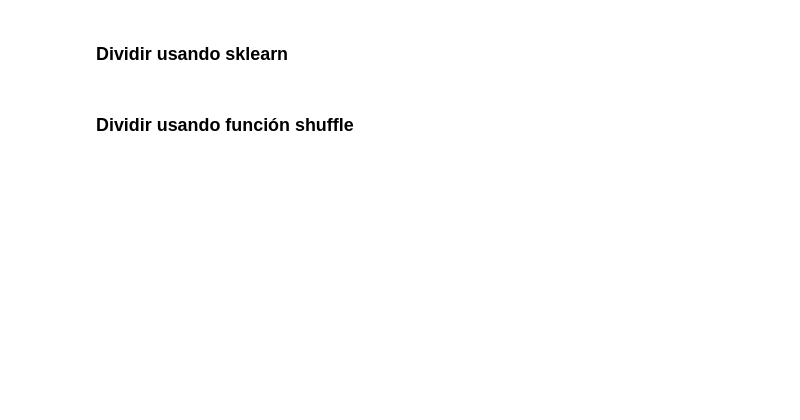
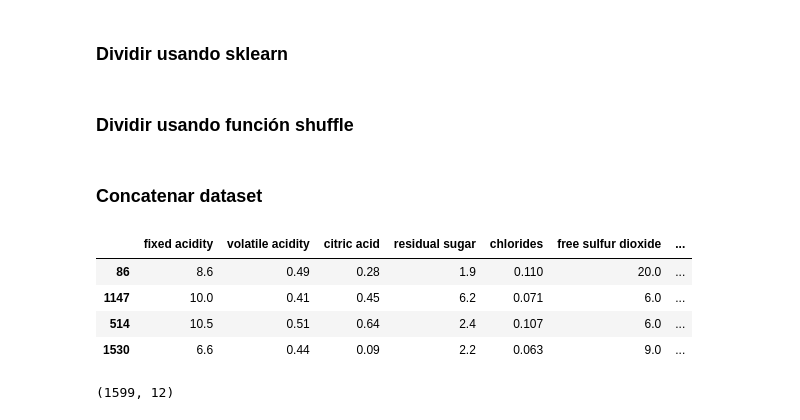
Before and after one commit to Byhako/cursoUdemyAI, a Jupyter notebook: notebooks/03-1-train_and_test_data.ipynb, the cells around one changed output. Cells and saved outputs as stored; diff of their text form; code cells hidden in the pictures; blank space fills up the shorter version.

```diff
--- a/notebooks/03-1-train_and_test_data.ipynb
+++ b/notebooks/03-1-train_and_test_data.ipynb
@@ -47,3 +47,18 @@ data = shuffle(data)
 cut_id = int(0.8*len(data))
 training = data[:cut_id]
 testing = data[cut_id+1:]
+# %% [markdown]
+### Concatenar dataset
+# %%
+red_vine = pd.read_csv('../datasets/wine/winequality-red.csv', sep=';')
+red_vine.sample(4)
+# %% [output]
+|  | fixed acidity | volatile acidity | citric acid | residual sugar | chlorides | free sulfur dioxide | ... |
+| 86 | 8.6 | 0.49 | 0.28 | 1.9 | 0.110 | 20.0 | ... |
+| 1147 | 10.0 | 0.41 | 0.45 | 6.2 | 0.071 | 6.0 | ... |
+| 514 | 10.5 | 0.51 | 0.64 | 2.4 | 0.107 | 6.0 | ... |
+| 1530 | 6.6 | 0.44 | 0.09 | 2.2 | 0.063 | 9.0 | ... |
+# %%
+red_vine.shape
+# %% [output]
+(1599, 12)
```
Also changed, not shown: parts of 21 cells of this notebook.
